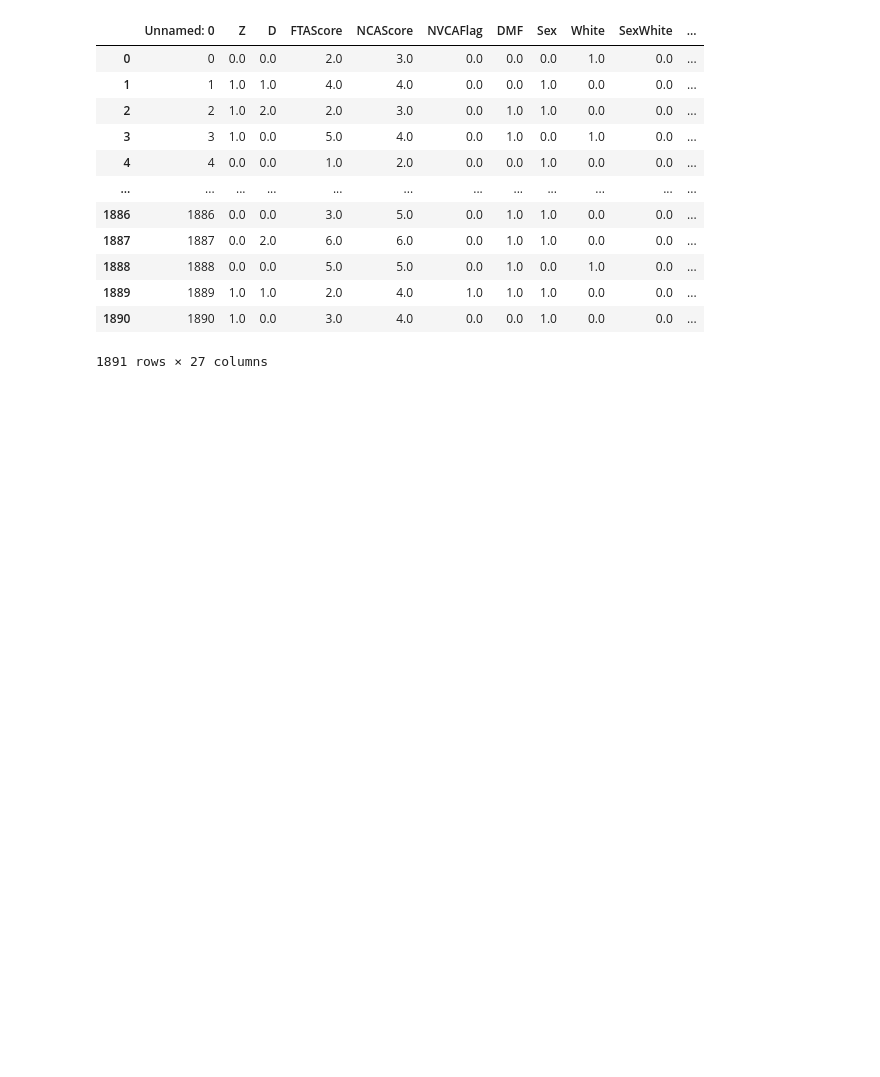
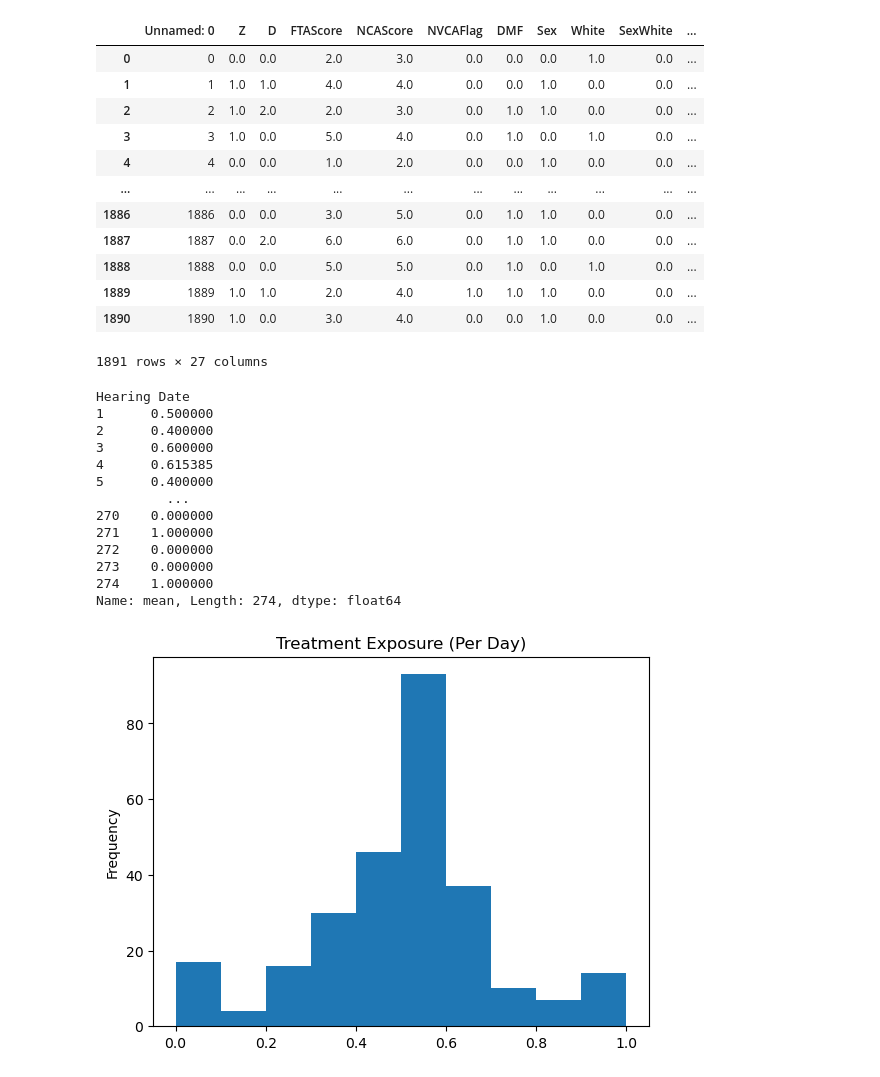
Before and after one commit to rajiinio/exp-design-human-decisions, a Jupyter notebook: ai_human_data_processing_final_actual.ipynb, the cells around one changed output. Drawn from its saved outputs; the diff is of its cells as text; code cells hidden in the pictures; blank space fills up the shorter version.

```diff
--- a/ai_human_data_processing_final_actual.ipynb
+++ b/ai_human_data_processing_final_actual.ipynb
@@ -102,3 +103,46 @@ res_df_exp_data
 | 1889 | 1889 | 1.0 | 1.0 | 2.0 | 4.0 | 1.0 | 1.0 | 1.0 | 0.0 | 0.0 | ... |
 | 1890 | 1890 | 1.0 | 0.0 | 3.0 | 4.0 | 0.0 | 0.0 | 1.0 | 0.0 | 0.0 | ... |
 1891 rows × 27 columns
+# %%
+df_h = pd.DataFrame()
+
+df = res_df_exp_data
+
+df_treatment = df.groupby(df["Hearing Date"])['Z'].agg(['sum', 'mean', 'max'])
+
+df_plot = df_treatment["mean"]
+
+#df_h["Z_mean"] = df_treatment["mean"]
+#df_h['Hearing Date'] = df_treatment["mean"].index
+
+
+#df_plot = pd.DataFrame({'Hearing Date': df_treatment["Hearing Date"], 'Mean':  df_treatment['mean']})
+
+plot = df_plot.plot(kind='hist', title="Treatment Exposure (Per Day)")
+#df_plot
+
+#for each day, we have treatment exposure -- culmulative avg treatment expsoure, and "on that day" avg treatment exposure
+#look at avg judge disagreement for the same day? indv judge disagreement for next treated case? avg judge disagreement for next day?
+# look at correlation -- hypothesis: if the judge hasn't seen the score in a while, the next time they see a treated case, then they have a higher rate of disagreemnt
+
+#do statistical test on the correlation to see if significant?
+
+#print(df_h)
+print(df_treatment["mean"])
+
+plt.savefig('Figs/treatment_exp_per_day.png', bbox_inches='tight')
+# %% [output]
+Hearing Date
+1      0.500000
+2      0.400000
+3      0.600000
+4      0.615385
+5      0.400000
+         ...
+270    0.000000
+271    1.000000
+272    0.000000
+273    0.000000
+274    1.000000
+Name: mean, Length: 274, dtype: float64
+[figure, added]
```
Also changed, not shown: parts of 15 cells of this notebook, 1 other file.
